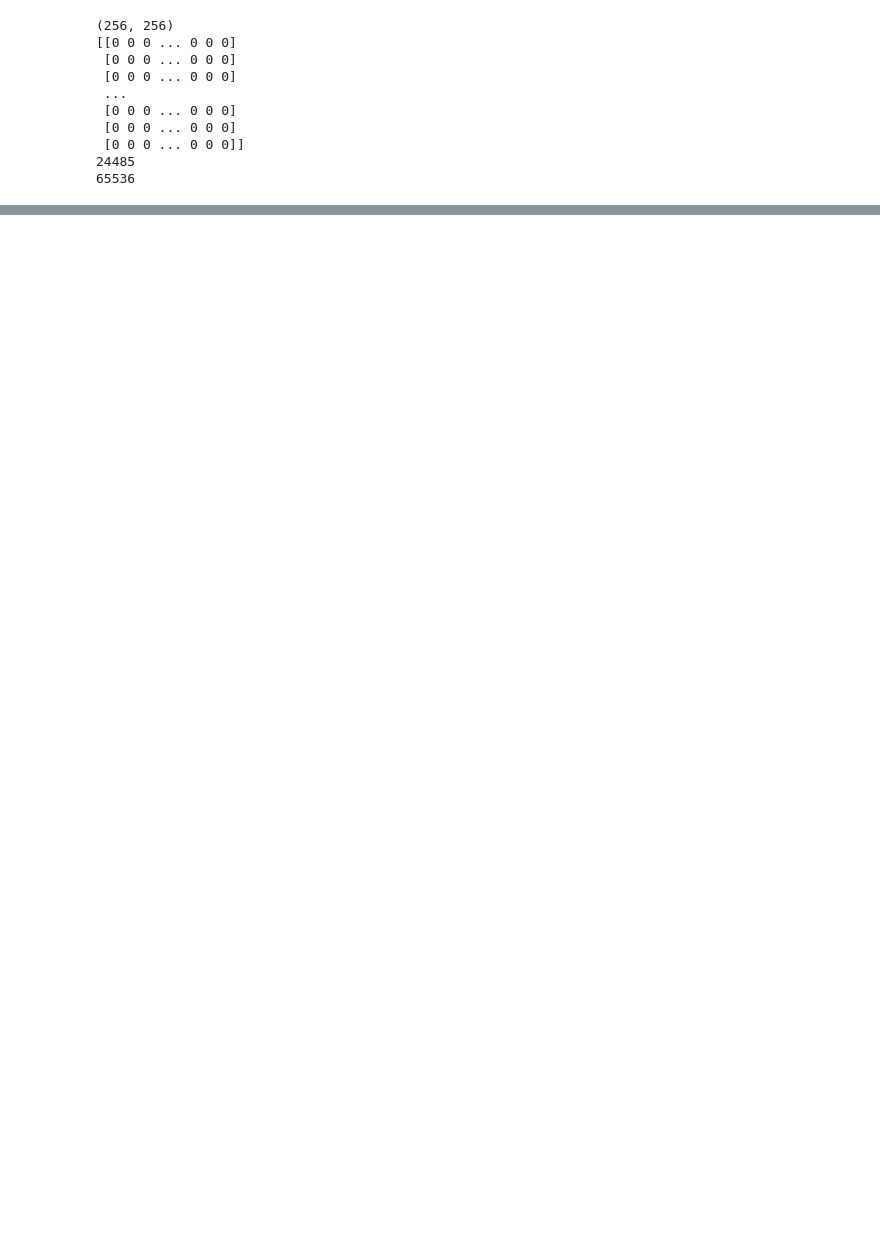
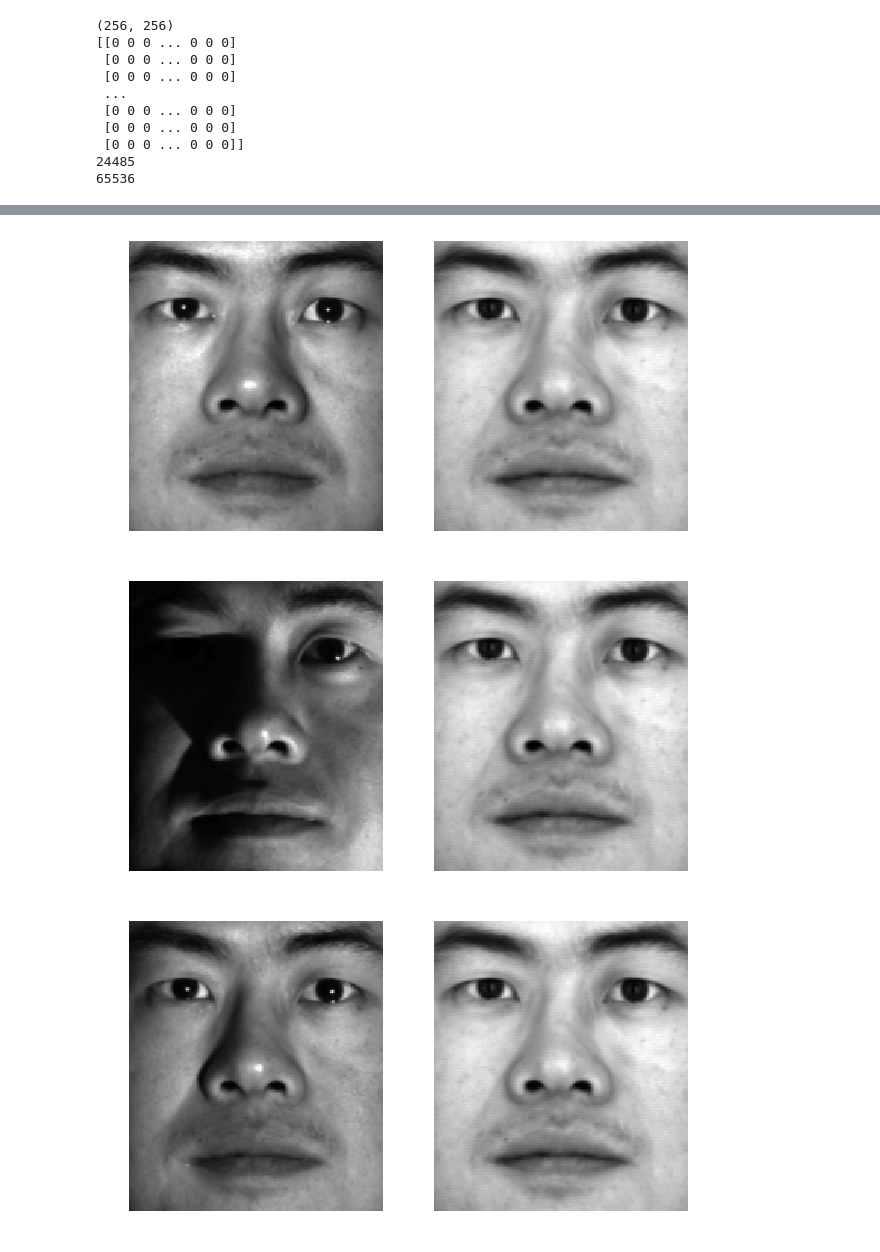
Before and after one commit to viktor-prutyanov/low-rank-2018, a Jupyter notebook: SLA.ipynb, the cells around one changed output, grey strips where cells are left out. Saved outputs shown, nothing was run; the diff lists cells and outputs as text; code cells hidden in the pictures; blank space fills up the shorter version.

```diff
--- a/SLA.ipynb
+++ b/SLA.ipynb
@@ -321,0 +333,8 @@ ffmpeg version 3.4.4-0ubuntu0.18.04.1 Copyright (c) 2000-2018 the FFmpeg develop
+# %%
+%%time
+
+delta = 0.05
+l = 5
+k = 1
+
+res_faces = SLA(M_faces.copy(), k, delta, l)
@@ -321,0 +353,28 @@ ffmpeg version 3.4.4-0ubuntu0.18.04.1 Copyright (c) 2000-2018 the FFmpeg develop
+# %%
+M_faces_final = M_faces.reshape(*frame_size_faces, -1)
+L_faces_final = res_faces.reshape(*frame_size_faces, -1)
+L_faces_final = L_faces_final / L_faces_final.max()
+S_faces_final = np.maximum(0, M_faces_final - L_faces_final)
+# %%
+def display_result_faces(M, L, S, n_frames):
+    n = M.shape[2]
+    lst = np.random.choice(n, n_frames, replace=False)
+
+    for i in range(len(lst)):
+        plt.figure(figsize=(10, 6))
+
+        plt.subplot(1, 2, 1)
+        plt.imshow(M[:,:,lst[i]], cmap='gray')
+        plt.axis('off')
+
+        plt.subplot(1, 2, 2)
+        plt.imshow(L[:,:,lst[i]], cmap='gray')
+        plt.axis('off')
+# %%
+display_result_faces(M_faces_final,
+                     L_faces_final,
+                     S_faces_final, 3)
+# %% [output]
+[figure, added]
+[figure, added]
+[figure, added]
```
Also changed, not shown: parts of 21 cells of this notebook.
